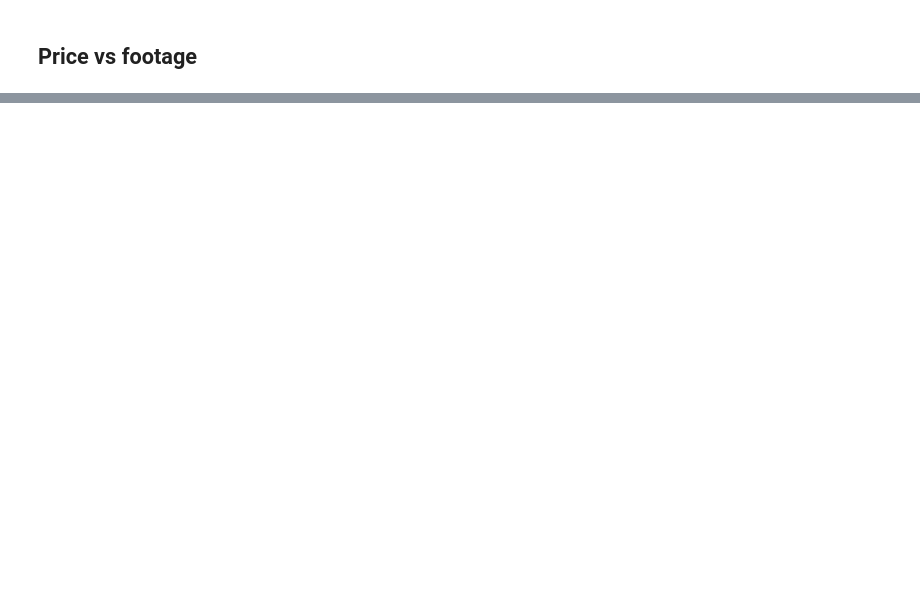
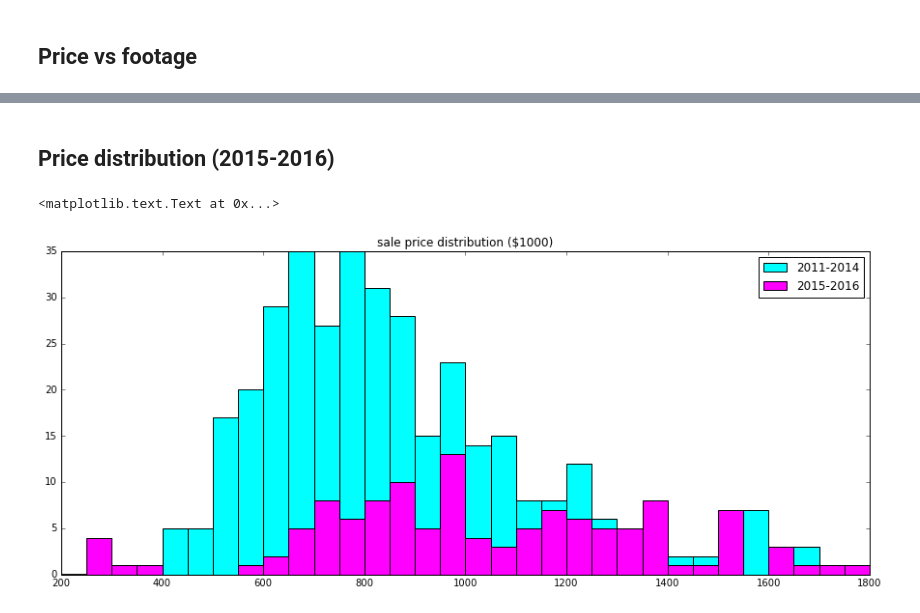
Before and after one commit to pletzer/jupyterMoons, a Jupyter notebook: HousePrices.ipynb, the cells around one changed output, grey strips where cells are left out. Saved outputs shown, nothing was run; the diff lists cells and outputs as text; code cells hidden in the pictures; blank space fills up the shorter version.

```diff
--- a/HousePrices.ipynb
+++ b/HousePrices.ipynb
@@ -81,0 +118,16 @@ pyplot.plot(xLine, yLine, 'r-', linewidth=3)
+# %% [markdown]
+## Price distribution (2015-2016)
+# %%
+dataAfter2015 = dataFiltered[dataFiltered['SALE_DATE'] > data15['SALE_DATE'].min()]
+dataBefore2015 = dataFiltered[dataFiltered['SALE_DATE'] < data15['SALE_DATE'].min()]
+pyplot.hist(dataBefore2015['SALE_PRICE']/1e3,
+            color='cyan',
+            bins=numpy.linspace(200,1800, 33))
+pyplot.hist(dataAfter2015['SALE_PRICE']/1e3,
+           color='magenta',
+           bins=numpy.linspace(200,1800, 33))
+pyplot.legend(['2011-2014', '2015-2016'])
+pyplot.title('sale price distribution ($1000)')
+# %% [output]
+<matplotlib.text.Text at 0x...>
+[figure, added]
```
Also changed, not shown: parts of 22 cells of this notebook.
